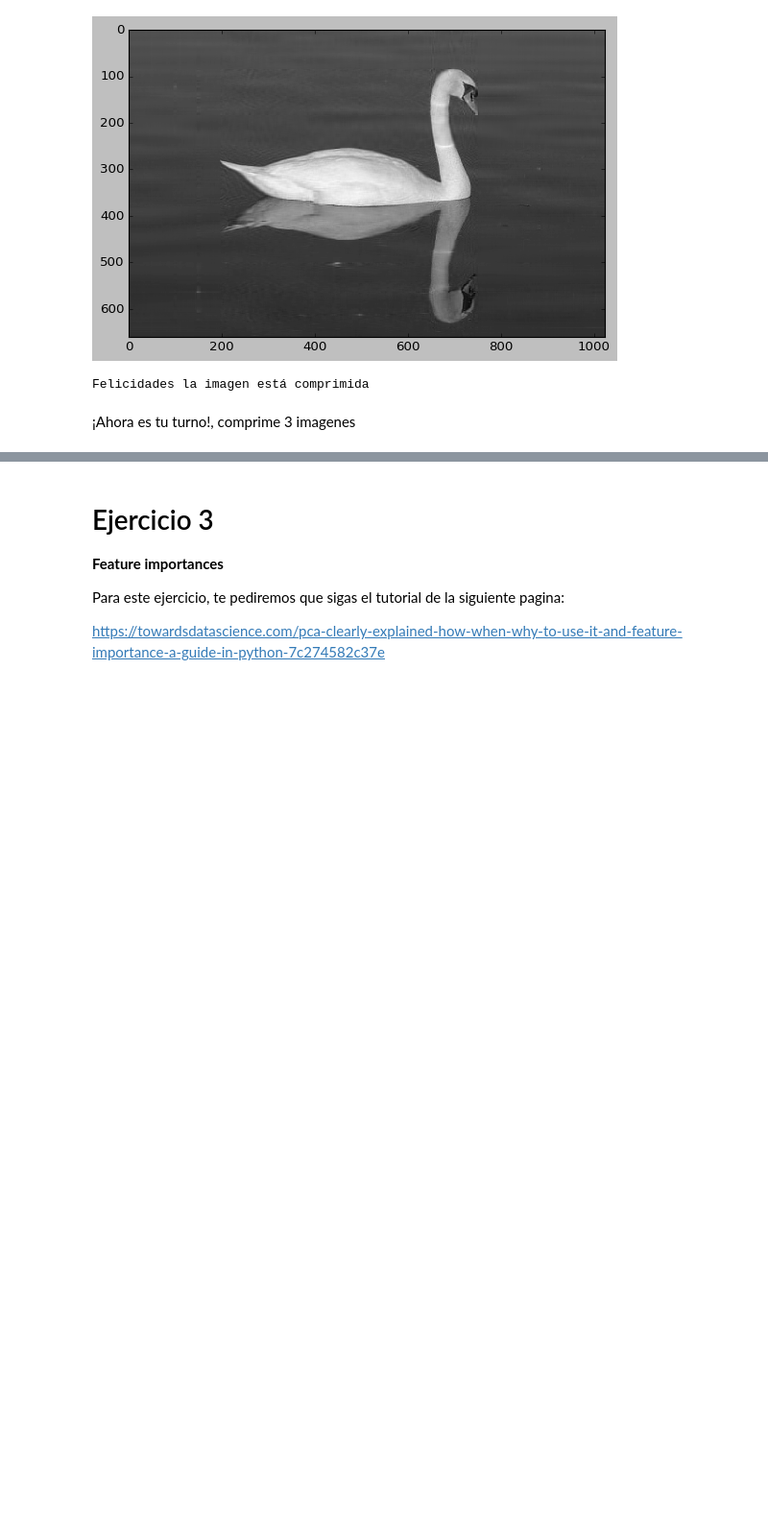
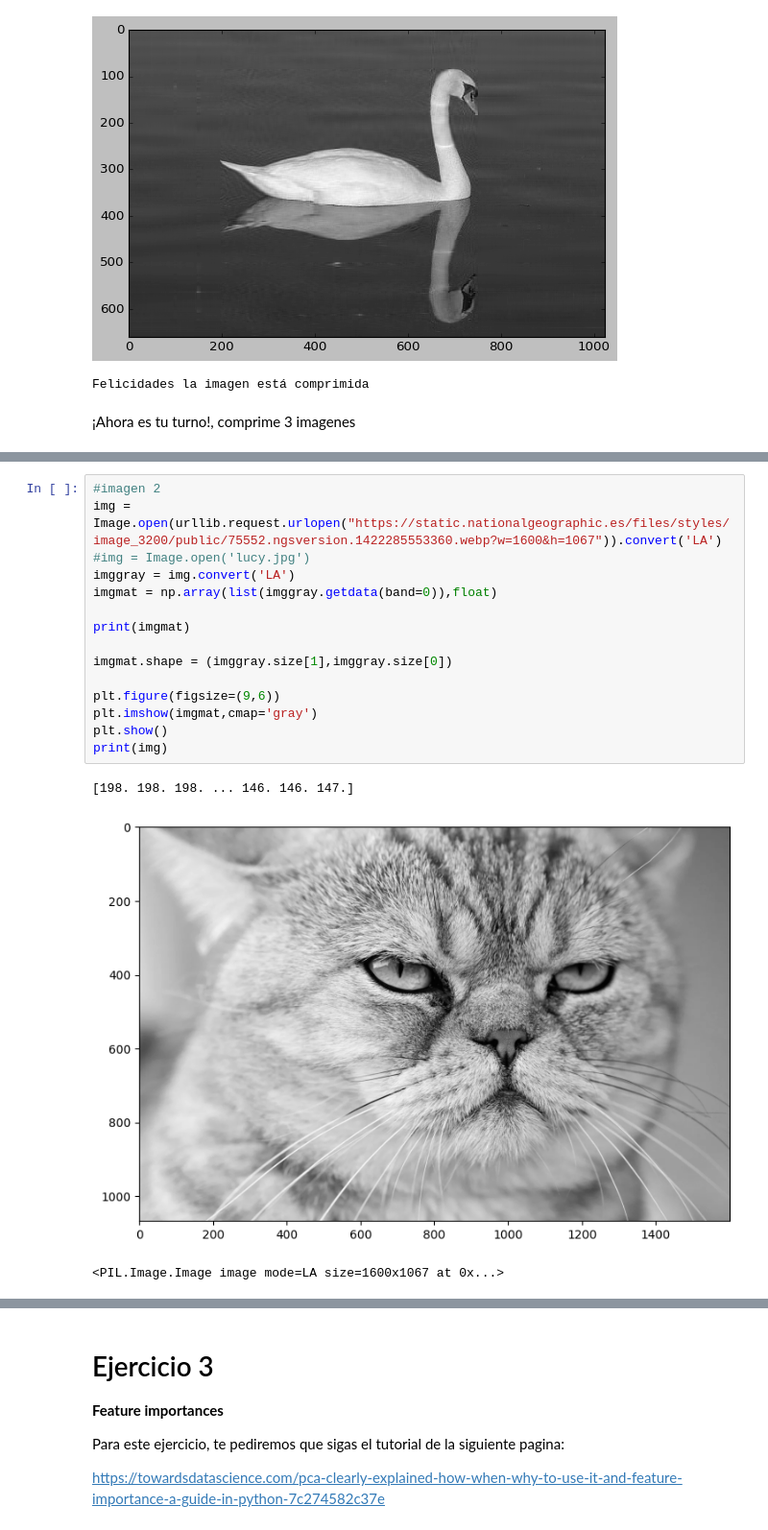
Before and after one commit to PosgradoMNA/actividades-de-aprendizaje-A01793108, a Jupyter notebook: ReduccionDimensiones_A01793108.ipynb, the cells around one changed output, grey strips where cells are left out. Shown at 96% size. Drawn from its saved outputs; the diff is of its cells as text; blank space fills up the shorter version.

```diff
--- a/ReduccionDimensiones_A01793108.ipynb
+++ b/ReduccionDimensiones_A01793108.ipynb
@@ -210,0 +330,19 @@ Felicidades la imagen está comprimida
+# %%
+#imagen 2
+img = Image.open(urllib.request.urlopen("https://static.nationalgeographic.es/files/styles/image_3200/public/75552.ngsversion.1422285553360.webp?w=1600&h=1067")).convert('LA')
+#img = Image.open('lucy.jpg')
+imggray = img.convert('LA')
+imgmat = np.array(list(imggray.getdata(band=0)),float)
+
+print(imgmat)
+
+imgmat.shape = (imggray.size[1],imggray.size[0])
+
+plt.figure(figsize=(9,6))
+plt.imshow(imgmat,cmap='gray')
+plt.show()
+print(img)
+# %% [output]
+[198. 198. 198. ... 146. 146. 147.]
+[figure, added]
+<PIL.Image.Image image mode=LA size=1600x1067 at 0x...>
```
Also changed, not shown: parts of 34 cells of this notebook.
